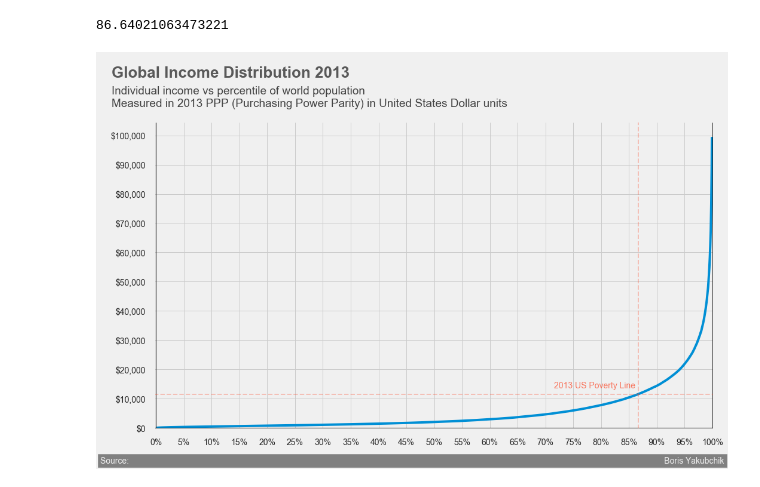
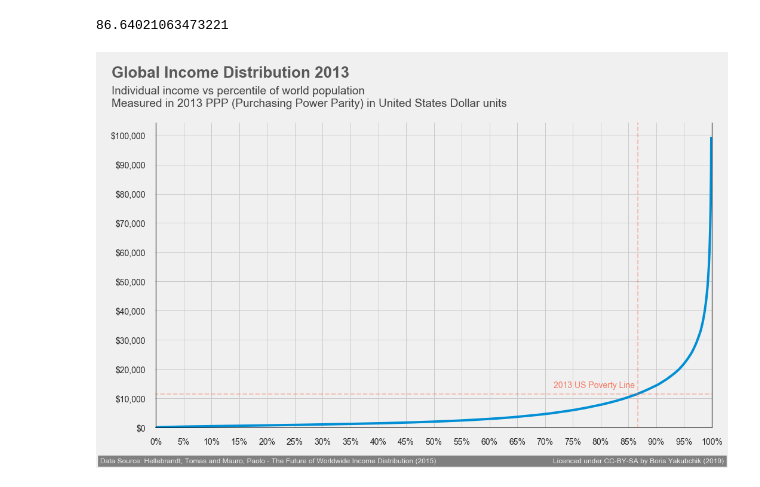
Before and after one commit to whyboris/Global-Income-Distribution, a Jupyter notebook: global_income_distribution.ipynb, the cells around one changed output. Cells and saved outputs as stored; diff of their text form; code cells hidden in the pictures.

Commit message:
credit and license added to image

```diff
--- a/global_income_distribution.ipynb
+++ b/global_income_distribution.ipynb
@@ -333,33 +334,33 @@ chart.axes[0][0].axvline(x = 86.64, linestyle='dashed', color='#fc4f30', linewid
 
 chart.axes[0][0].text(
   x = 71.5,
   y = 13600,
   s = "2013 US Poverty Line",
   color = '#fc4f30',
   fontsize = 14,
 #   weight = 'bold',
   alpha = .75)
 
 
 chart.axes[0][0].tick_params(labelsize=14)
 
 chart.axes[0][0].set_ylim(-400,)
 chart.axes[0][0].set_xlim(-0.3, 100.1)
 
 # SIGNATURE BAR
 chart.axes[0][0].text(
     x = -10,
     y = -12000,
-    s = 'Source:                                                                                                                                                                                                                                       Boris Yakubchik',
-    fontsize = 14,
+    s = 'Data Source: Hellebrandt, Tomas and Mauro, Paolo - The Future of Worldwide Income Distribution (2015)                                                          Licenced under CC-BY-SA by Boris Yakubchik (2019)',
+    fontsize = 12,
     color = '#f0f0f0',
     backgroundcolor = 'grey')
 
 chart.axes[0][0].tick_params(axis='x', which='major', pad=15)
 chart.axes[0][0].tick_params(axis='y', which='major', pad=15)
 
 # move the chart around if you'd like
 # x1,x2,y1,y2 = chart.axes[0][0].axis()
 # chart.axes[0][0].axis((x1,x2,y1 + 10000 ,y2 + 10000))
 # %% [output]
-[figure, old version]
+[figure, new version]
```
Also changed, not shown: parts of 1 cell of this notebook.
